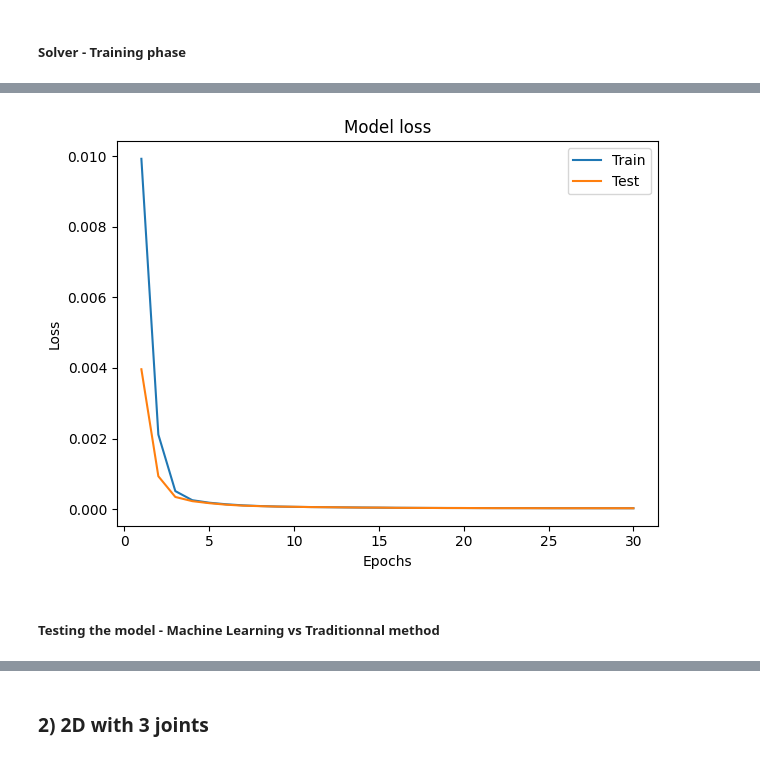
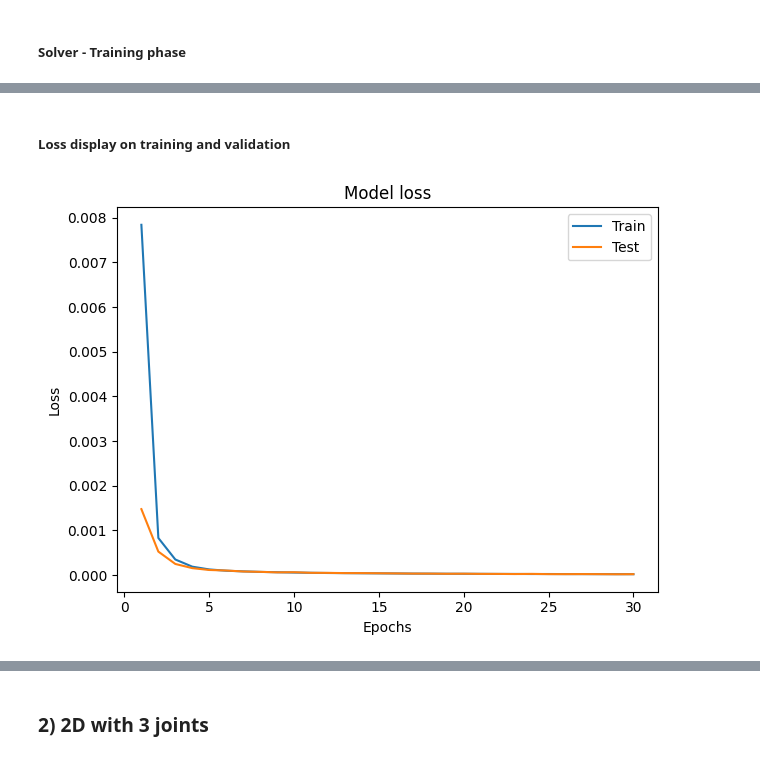
Before and after one commit to Mowibox/Mujoco-ML, a Jupyter notebook: mujoco_ml.ipynb, the cells around one changed output, grey strips where cells are left out. Cells and saved outputs as stored; diff of their text form; code cells hidden in the pictures.

```diff
--- a/mujoco_ml.ipynb
+++ b/mujoco_ml.ipynb
@@ -271,10 +264,10 @@ print(y_2R_test.shape, y_2R_test.shape)
 # %% [markdown]
 For a more challenging task, we can train our model by taking a subset of the main dataset e.g. e are only taking a certain percentage of samples from the whole dataset:
 # %%
-percentage = 0.1
+percentage_2R = 0.1 # Relative percentage
 
-subset_size_train = int(len(X_2R_train)*percentage)
-subset_size_test = int(len(X_2R_test)*percentage)
+subset_size_train = int(len(X_2R_train)*percentage_2R)
+subset_size_test = int(len(X_2R_test)*percentage_2R)
 
 X_2R_train = X_2R_train[:subset_size_train]
 y_2R_train = y_2R_train[:subset_size_train]
@@ -294,7 +287,7 @@ To define our model, we create a simple neural network with a few hidden layers
 model_2R = Sequential()
 model_2R.add(Input((X_2R_train.shape[1],)))
 model_2R.add(Dense(16, activation="relu"))
-model_2R.add(Dense(4, activation="relu"))
+model_2R.add(Dense(16, activation="relu"))
 model_2R.add(Dense(y_2R_train.shape[1], activation="linear"))
 
 model_2R.summary()
@@ -327,7 +323,7 @@ model_2R.compile(loss=MSE, optimizer=Adam(learning_rate=0.001))
 # %%
-epochs = 30
+epochs_2R = 30
 history_2R = model_2R.fit(X_2R_train, y_2R_train,
-                    epochs=epochs,
+                    epochs=epochs_2R,
                     validation_data=(X_2R_test, y_2R_test),
                     verbose=1)
 
@@ -353,25 +349,7 @@ Test: 2.374595896981191e-05
-# %%
-def displayLearningCurve(history, epochs: int):
-    """
-    Displays the model loss
-
-    @param history: The model history
-    @param epochs: The number of epochs
-    """
-    epoch_range = range(1, epochs+1)
-    plt.plot(epoch_range, history.history['loss'])
-    plt.plot(epoch_range, history.history['val_loss'])
-    plt.title("Model loss")
-    plt.ylabel('Loss')
-    plt.xlabel('Epochs')
-    plt.legend(['Train', 'Test'], loc='upper right')
-
-    plt.tight_layout()
-    plt.show()
+# %% [markdown]
+##### Loss display on training and validation
 # %%
 displayLearningCurve(history=history_2R,
-                    epochs=epochs)
+                    epochs=epochs_2R)
 # %% [output]
-[figure, old version]
+[figure, new version]
-# %% [markdown]
-##### Testing the model - Machine Learning vs Traditionnal method
```
Also changed, not shown: parts of 55 cells of this notebook, 8 other files.
